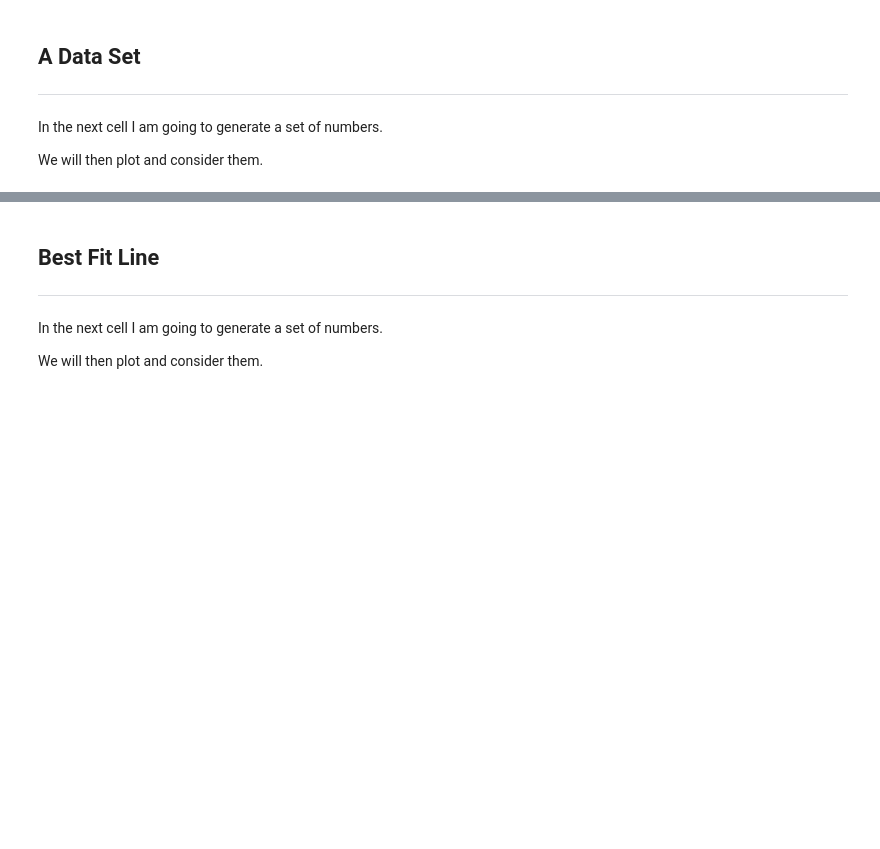
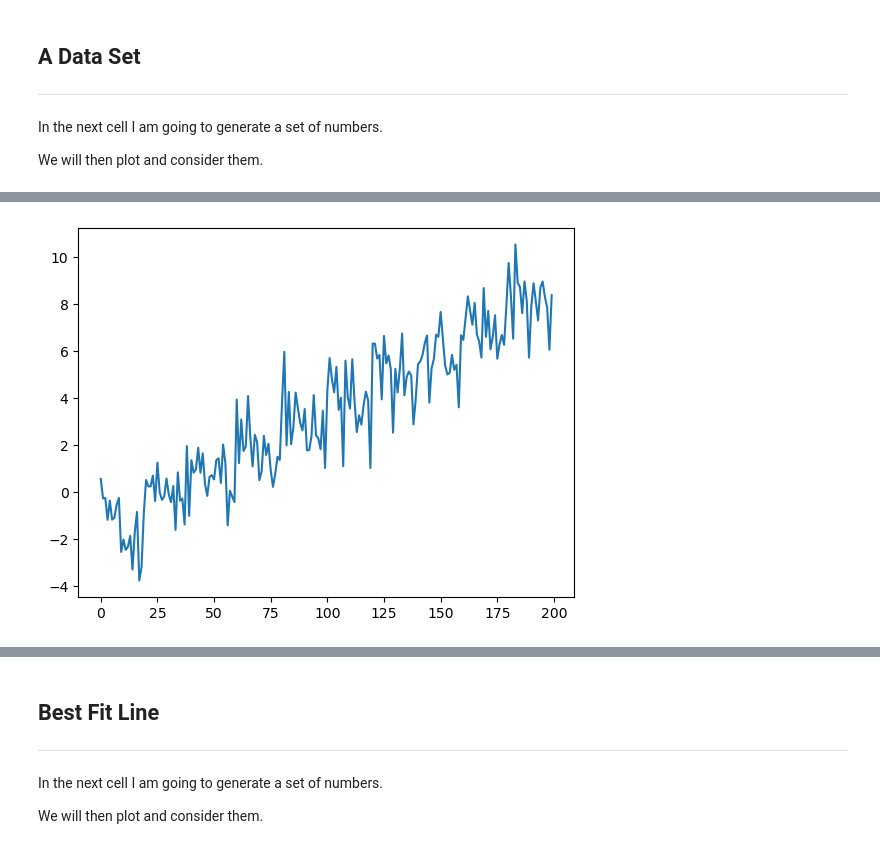
Before and after one commit to BridK02/fundata-assessment, a Jupyter notebook: Exercises/04-outliers.ipynb, the cells around one changed output, grey strips where cells are left out. Drawn from its saved outputs; the diff is of its cells as text; code cells hidden in the pictures; blank space fills up the shorter version.

```diff
--- a/Exercises/04-outliers.ipynb
+++ b/Exercises/04-outliers.ipynb
@@ -147,3 +196,6 @@ ys = ys + np.random.normal(0.0, 1.0, ys.shape)
 # Create global list of x and y values.
 x = xs.flatten()
 y = ys.flatten()
+plt.plot (y)
+plt
+# %% [output]
@@ -149,0 +203 @@ y = ys.flatten()
+[figure, added]
```
Also changed, not shown: parts of 20 cells of this notebook, 4 other files.
